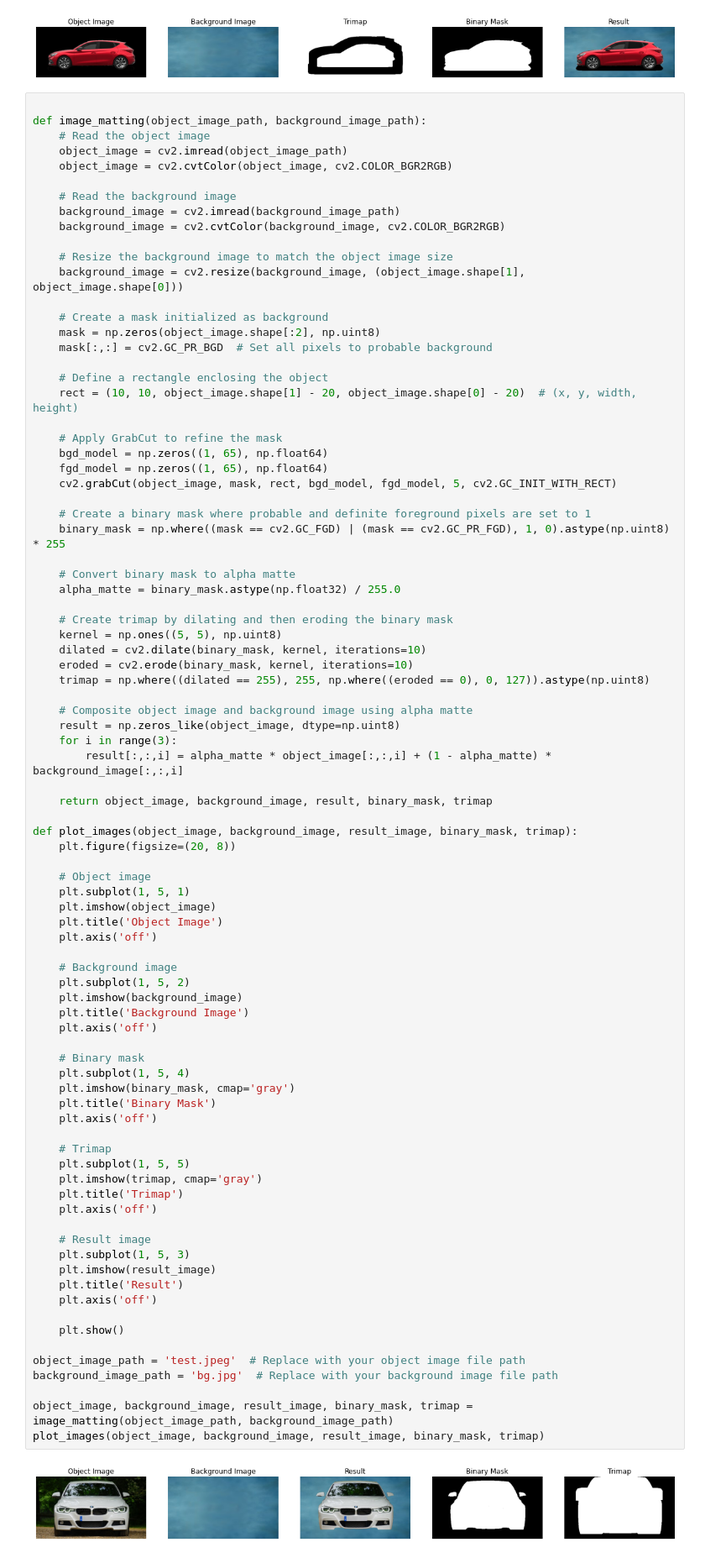
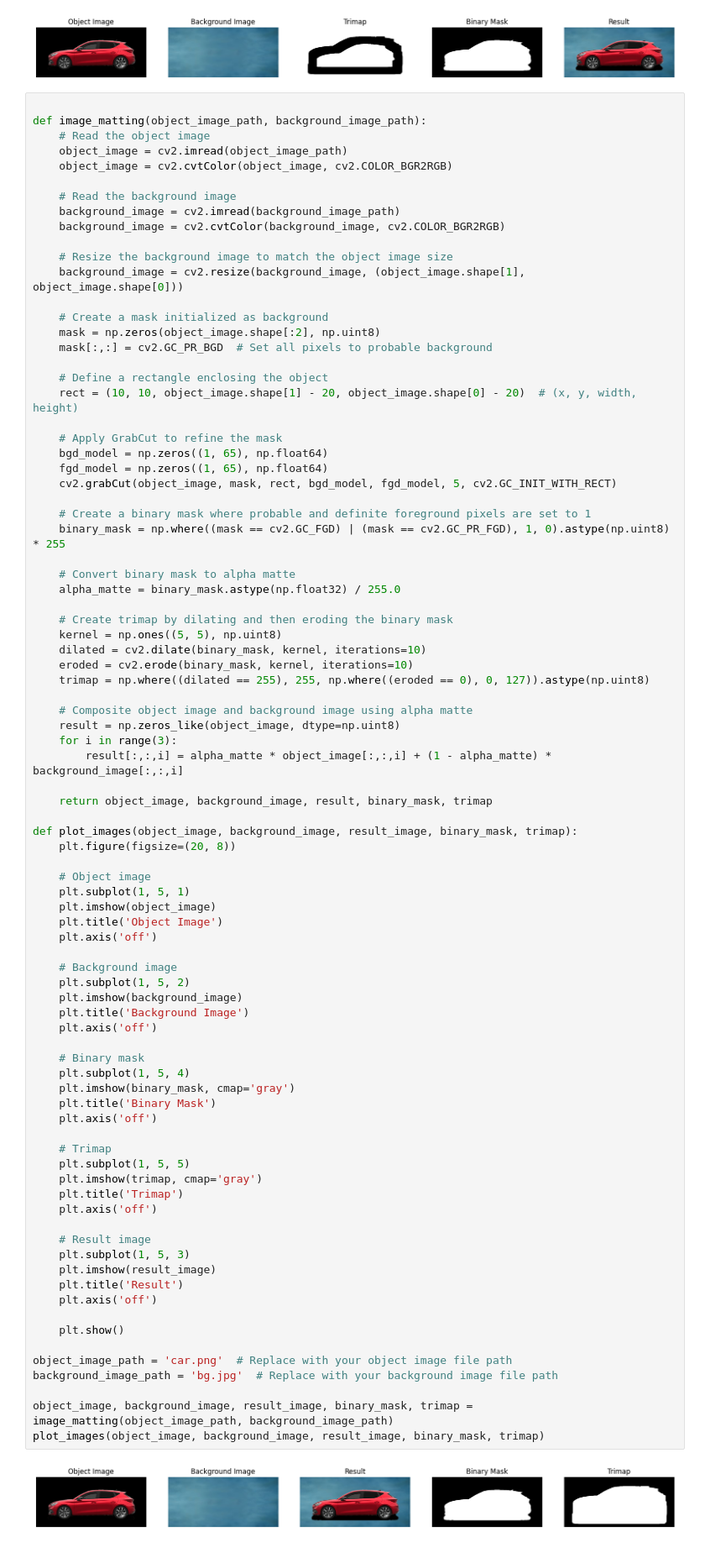
Before and after one commit to alfredwisana/computer-vision, a Jupyter notebook: Michael/Matting/matting.ipynb, the cells around one changed output. Shown at 84% size. Drawn from its saved outputs; the diff is of its cells as text.

```diff
--- a/Michael/Matting/matting.ipynb
+++ b/Michael/Matting/matting.ipynb
@@ -296,35 +296,35 @@ def plot_images(object_image, background_image, result_image, binary_mask, trima
     plt.subplot(1, 5, 2)
     plt.imshow(background_image)
     plt.title('Background Image')
     plt.axis('off')
 
     # Binary mask
     plt.subplot(1, 5, 4)
     plt.imshow(binary_mask, cmap='gray')
     plt.title('Binary Mask')
     plt.axis('off')
 
     # Trimap
     plt.subplot(1, 5, 5)
     plt.imshow(trimap, cmap='gray')
     plt.title('Trimap')
     plt.axis('off')
 
     # Result image
     plt.subplot(1, 5, 3)
     plt.imshow(result_image)
     plt.title('Result')
     plt.axis('off')
 
     plt.show()
 
-object_image_path = 'test.jpeg'  # Replace with your object image file path
+object_image_path = 'car.png'  # Replace with your object image file path
 background_image_path = 'bg.jpg'  # Replace with your background image file path
 
 object_image, background_image, result_image, binary_mask, trimap = image_matting(object_image_path, background_image_path)
 plot_images(object_image, background_image, result_image, binary_mask, trimap)
 # %% [output]
-[figure, old version]
+[figure, new version]
 # %%
 def image_matting(object_image_path, background_image_path):
     # Load the object image with rembg
```
Also changed, not shown: parts of 1 cell of this notebook, 13 other files.
